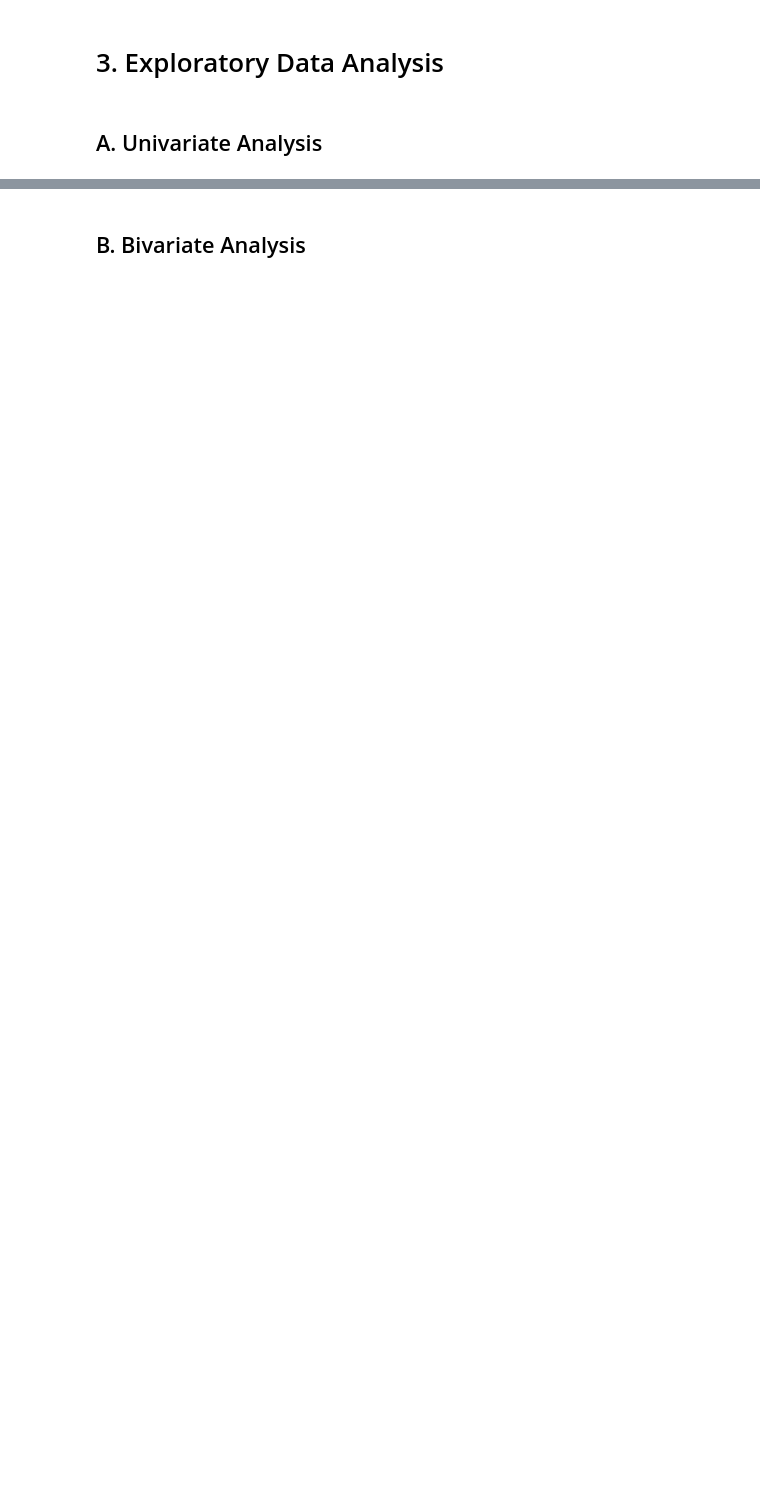
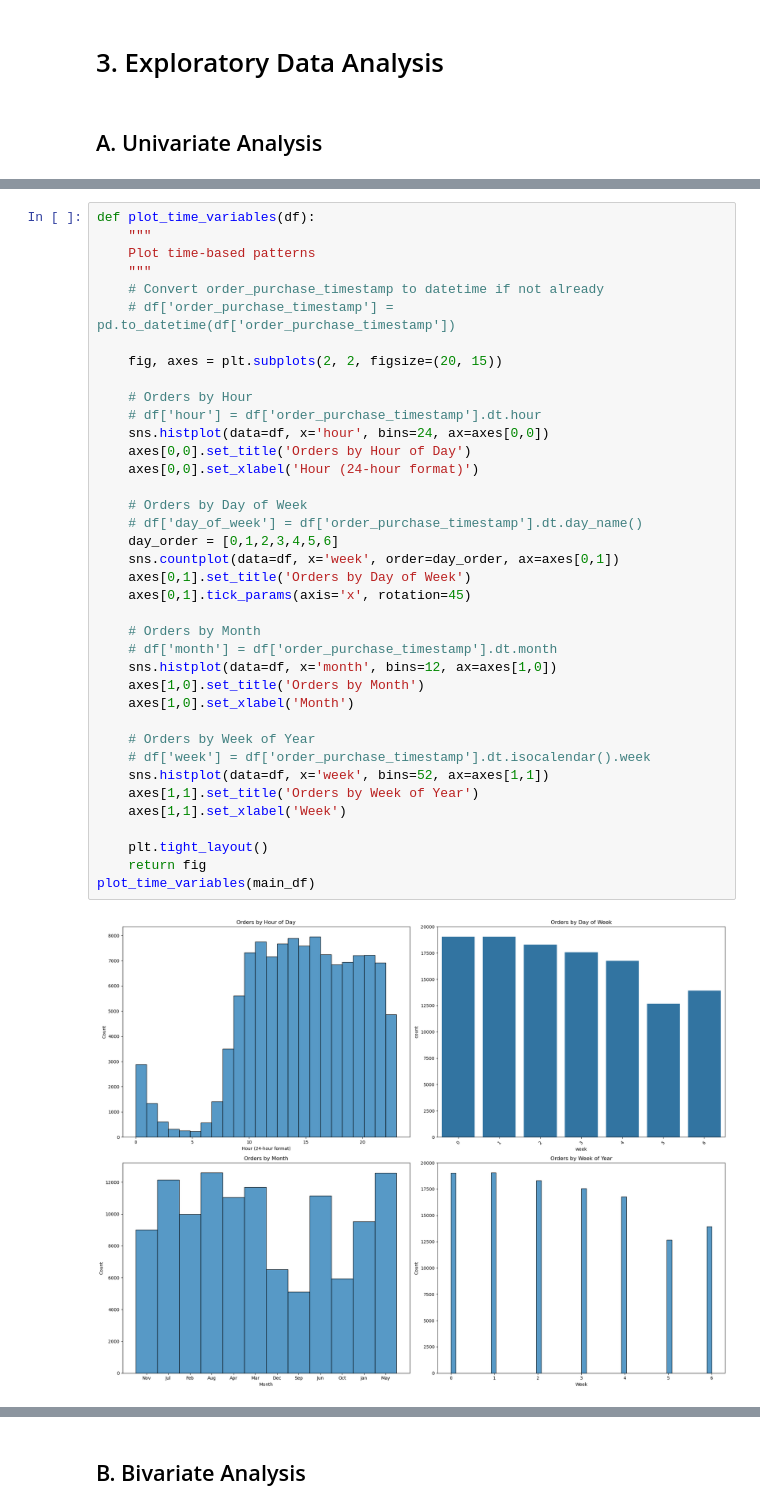
Before and after one commit to fahdmuchammad/Final_project_Sigma, a Jupyter notebook: Fin_pro_baru_EDA_fahd.ipynb, the cells around one changed output, grey strips where cells are left out. Cells and saved outputs as stored; diff of their text form; blank space fills up the shorter version.

```diff
--- a/Fin_pro_baru_EDA_fahd.ipynb
+++ b/Fin_pro_baru_EDA_fahd.ipynb
@@ -754,0 +853,40 @@ dtype: int64
+# %%
+def plot_time_variables(df):
+    """
+    Plot time-based patterns
+    """
+    # Convert order_purchase_timestamp to datetime if not already
+    # df['order_purchase_timestamp'] = pd.to_datetime(df['order_purchase_timestamp'])
+
+    fig, axes = plt.subplots(2, 2, figsize=(20, 15))
+
+    # Orders by Hour
+    # df['hour'] = df['order_purchase_timestamp'].dt.hour
+    sns.histplot(data=df, x='hour', bins=24, ax=axes[0,0])
+    axes[0,0].set_title('Orders by Hour of Day')
+    axes[0,0].set_xlabel('Hour (24-hour format)')
+
+    # Orders by Day of Week
+    # df['day_of_week'] = df['order_purchase_timestamp'].dt.day_name()
+    day_order = [0,1,2,3,4,5,6]
+    sns.countplot(data=df, x='week', order=day_order, ax=axes[0,1])
+    axes[0,1].set_title('Orders by Day of Week')
+    axes[0,1].tick_params(axis='x', rotation=45)
+
+    # Orders by Month
+    # df['month'] = df['order_purchase_timestamp'].dt.month
+    sns.histplot(data=df, x='month', bins=12, ax=axes[1,0])
+    axes[1,0].set_title('Orders by Month')
+    axes[1,0].set_xlabel('Month')
+
+    # Orders by Week of Year
+    # df['week'] = df['order_purchase_timestamp'].dt.isocalendar().week
+    sns.histplot(data=df, x='week', bins=52, ax=axes[1,1])
+    axes[1,1].set_title('Orders by Week of Year')
+    axes[1,1].set_xlabel('Week')
+
+    plt.tight_layout()
+    return fig
+plot_time_variables(main_df)
+# %% [output]
+[figure, added]
```
Also changed, not shown: parts of 14 cells of this notebook, 1 other file.
